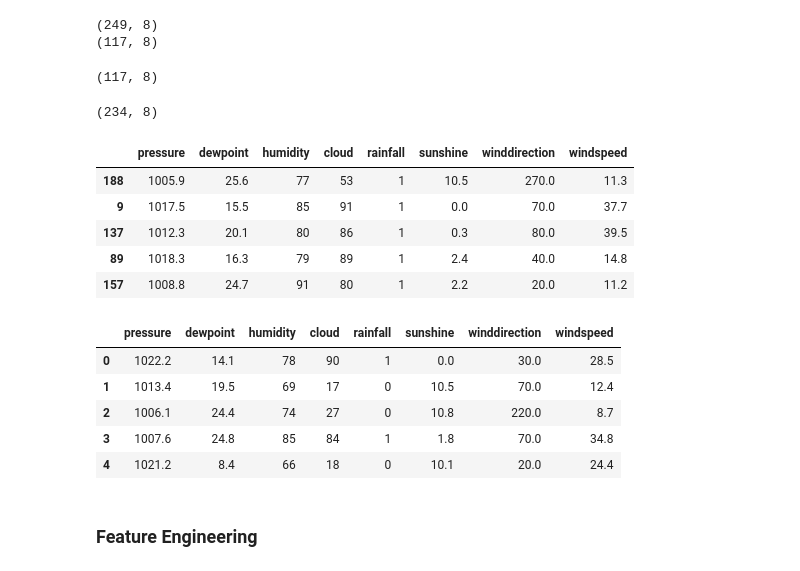
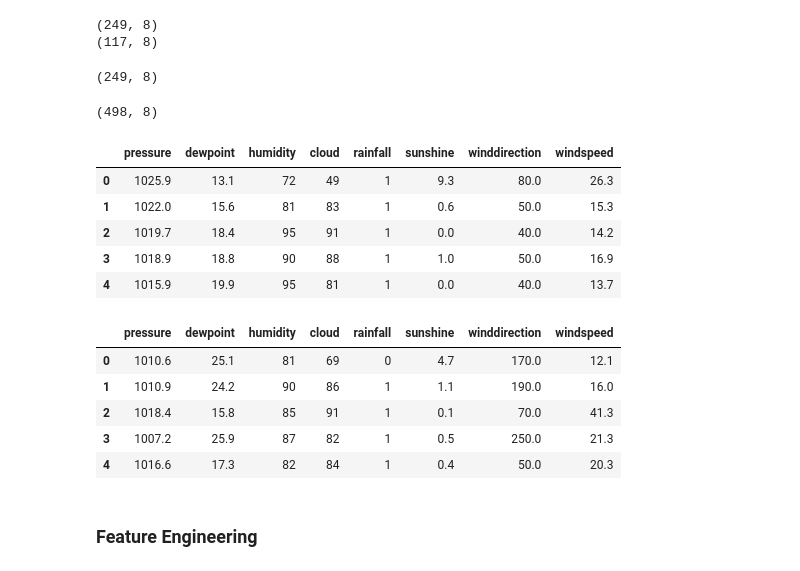
Before and after one commit to razaqonweb/rainfall-prediction-model, a Jupyter notebook: Rainfall_Prediction.ipynb, the cells around one changed output. Saved outputs shown, nothing was run; the diff lists cells and outputs as text; code cells hidden in the pictures.

```diff
--- a/Rainfall_Prediction.ipynb
+++ b/Rainfall_Prediction.ipynb
@@ -233,39 +225,39 @@ print(df_minority.shape)
 (249, 8)
 (117, 8)
 # %%
-# Downsample majority class to match minority class
-df_majority_downsampled = resample(df_majority, replace=False, n_samples=len(df_minority), random_state=42)
+# Oversample minority class to match majority class
+df_minority_oversampled = resample(df_minority, replace=True, n_samples=len(df_majority), random_state=42)
 # %%
-df_majority_downsampled.shape
+df_minority_oversampled.shape
 # %% [output]
-(117, 8)
+(249, 8)
 # %%
-df_downsampled = pd.concat([df_majority_downsampled, df_minority])
+df_oversampled = pd.concat([df_majority, df_minority_oversampled])
 # %%
-df_downsampled.shape
+df_oversampled.shape
 # %% [output]
-(234, 8)
+(498, 8)
 # %%
-df_downsampled.head()
+df_oversampled.head()
 # %% [output]
 |  | pressure | dewpoint | humidity | cloud | rainfall | sunshine | winddirection | windspeed |
-| 188 | 1005.9 | 25.6 | 77 | 53 | 1 | 10.5 | 270.0 | 11.3 |
-| 9 | 1017.5 | 15.5 | 85 | 91 | 1 | 0.0 | 70.0 | 37.7 |
-| 137 | 1012.3 | 20.1 | 80 | 86 | 1 | 0.3 | 80.0 | 39.5 |
-| 89 | 1018.3 | 16.3 | 79 | 89 | 1 | 2.4 | 40.0 | 14.8 |
-| 157 | 1008.8 | 24.7 | 91 | 80 | 1 | 2.2 | 20.0 | 11.2 |
+| 0 | 1025.9 | 13.1 | 72 | 49 | 1 | 9.3 | 80.0 | 26.3 |
+| 1 | 1022.0 | 15.6 | 81 | 83 | 1 | 0.6 | 50.0 | 15.3 |
+| 2 | 1019.7 | 18.4 | 95 | 91 | 1 | 0.0 | 40.0 | 14.2 |
+| 3 | 1018.9 | 18.8 | 90 | 88 | 1 | 1.0 | 50.0 | 16.9 |
+| 4 | 1015.9 | 19.9 | 95 | 81 | 1 | 0.0 | 40.0 | 13.7 |
 # %%
 # Shuffle the final dataframe
-df_downsampled = df_downsampled.sample(frac=1, random_state=42).reset_index(drop=True)
+df_oversampled = df_oversampled.sample(frac=1, random_state=42).reset_index(drop=True)
 # %%
-df_downsampled.head()
+df_oversampled.head()
 # %% [output]
 |  | pressure | dewpoint | humidity | cloud | rainfall | sunshine | winddirection | windspeed |
-| 0 | 1022.2 | 14.1 | 78 | 90 | 1 | 0.0 | 30.0 | 28.5 |
-| 1 | 1013.4 | 19.5 | 69 | 17 | 0 | 10.5 | 70.0 | 12.4 |
-| 2 | 1006.1 | 24.4 | 74 | 27 | 0 | 10.8 | 220.0 | 8.7 |
-| 3 | 1007.6 | 24.8 | 85 | 84 | 1 | 1.8 | 70.0 | 34.8 |
-| 4 | 1021.2 | 8.4 | 66 | 18 | 0 | 10.1 | 20.0 | 24.4 |
+| 0 | 1010.6 | 25.1 | 81 | 69 | 0 | 4.7 | 170.0 | 12.1 |
+| 1 | 1010.9 | 24.2 | 90 | 86 | 1 | 1.1 | 190.0 | 16.0 |
+| 2 | 1018.4 | 15.8 | 85 | 91 | 1 | 0.1 | 70.0 | 41.3 |
+| 3 | 1007.2 | 25.9 | 87 | 82 | 1 | 0.5 | 250.0 | 21.3 |
+| 4 | 1016.6 | 17.3 | 82 | 84 | 1 | 0.4 | 50.0 | 20.3 |
 # %% [markdown]
 ### Feature Engineering
 # %%
```
Also changed, not shown: parts of 15 cells of this notebook, 1 other file.
